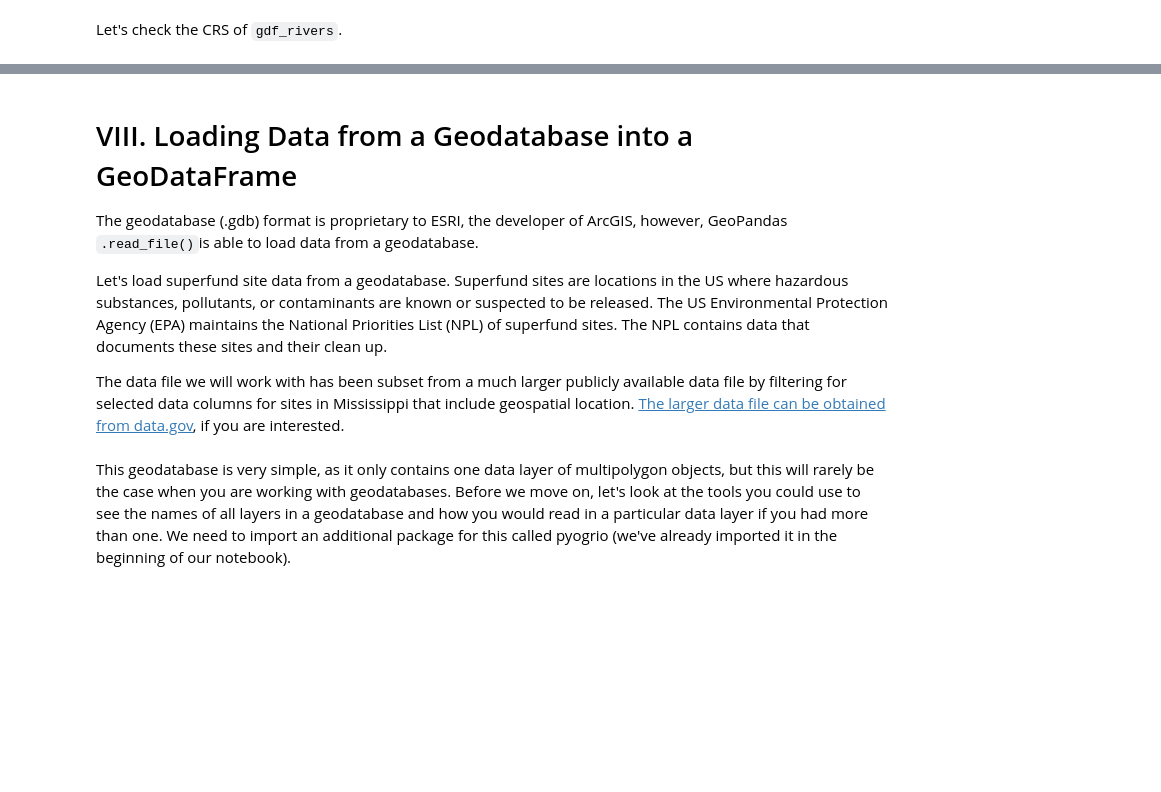
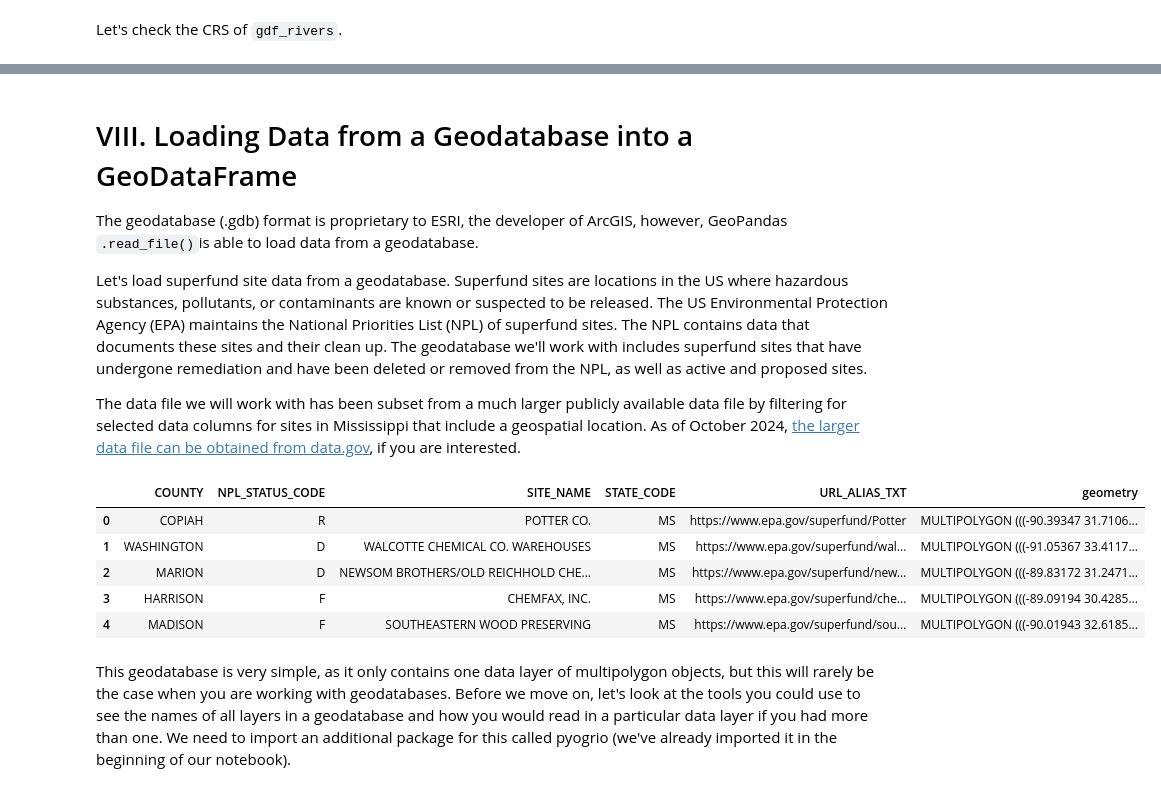
Before and after one commit to kerriegeil/DEV_canvas_beginner_py, a Jupyter notebook: IntroToGeopandas.ipynb, the cells around one changed output, grey strips where cells are left out. Cells and saved outputs as stored; diff of their text form; code cells hidden in the pictures; blank space fills up the shorter version.

````diff
--- a/IntroToGeopandas.ipynb
+++ b/IntroToGeopandas.ipynb
@@ -274,12 +504,20 @@ gdf_rivers.plot(ax=base)
 
 The geodatabase (.gdb) format is proprietary to ESRI, the developer of ArcGIS, however, GeoPandas ```.read_file()```is able to load data from a geodatabase.
 
-Let's load superfund site data from a geodatabase. Superfund sites are locations in the US where hazardous substances, pollutants, or contaminants are known or suspected to be released. The US Environmental Protection Agency (EPA) maintains the National Priorities List (NPL) of superfund sites. The NPL contains data that documents these sites and their clean up.
+Let's load superfund site data from a geodatabase. Superfund sites are locations in the US where hazardous substances, pollutants, or contaminants are known or suspected to be released. The US Environmental Protection Agency (EPA) maintains the National Priorities List (NPL) of superfund sites. The NPL contains data that documents these sites and their clean up. The geodatabase we'll work with includes superfund sites that have undergone remediation and have been deleted or removed from the NPL, as well as active and proposed sites.
 
-The data file we will work with has been subset from a much larger publicly available data file by filtering for selected data columns for sites in Mississippi that include geospatial location. [The larger data file can be obtained from data.gov](https://catalog.data.gov/dataset/npl-superfund-site-boundaries-epa9), if you are interested.
+The data file we will work with has been subset from a much larger publicly available data file by filtering for selected data columns for sites in Mississippi that include a geospatial location. As of October 2024, [the larger data file can be obtained from data.gov](https://catalog.data.gov/dataset/npl-superfund-site-boundaries-epa9), if you are interested.
 # %%
-gdf_sites=gpd.read_file('data/EPA_superfund_boundaries/MS_EPA_NPL_Site_Boundaries.gdb')
+gdf_sites=gpd.read_file('data/EPA_superfund_boundaries/MS_EPA_NPL_Site_Boundaries.gdb',
+                       columns = ['SITE_NAME','URL_ALIAS_TXT','NPL_STATUS_CODE','COUNTY','STATE_CODE'])
 gdf_sites.head()
+# %% [output]
+|  | COUNTY | NPL_STATUS_CODE | SITE_NAME | STATE_CODE | URL_ALIAS_TXT | geometry |
+| 0 | COPIAH | R | POTTER CO. | MS | https://www.epa.gov/superfund/Potter | MULTIPOLYGON (((-90.39347 31.7106... |
+| 1 | WASHINGTON | D | WALCOTTE CHEMICAL CO. WAREHOUSES | MS | https://www.epa.gov/superfund/wal... | MULTIPOLYGON (((-91.05367 33.4117... |
+| 2 | MARION | D | NEWSOM BROTHERS/OLD REICHHOLD CHE... | MS | https://www.epa.gov/superfund/new... | MULTIPOLYGON (((-89.83172 31.2471... |
+| 3 | HARRISON | F | CHEMFAX, INC. | MS | https://www.epa.gov/superfund/che... | MULTIPOLYGON (((-89.09194 30.4285... |
+| 4 | MADISON | F | SOUTHEASTERN WOOD PRESERVING | MS | https://www.epa.gov/superfund/sou... | MULTIPOLYGON (((-90.01943 32.6185... |
 # %% [markdown]
 This geodatabase is very simple, as it only contains one data layer of multipolygon objects, but this will rarely be the case when you are working with geodatabases. Before we move on, let's look at the tools you could use to see the names of all layers in a geodatabase and how you would read in a particular data layer if you had more than one. We need to import an additional package for this called pyogrio (we've already imported it in the beginning of our notebook).
 # %%
````
Also changed, not shown: parts of 94 cells of this notebook.
